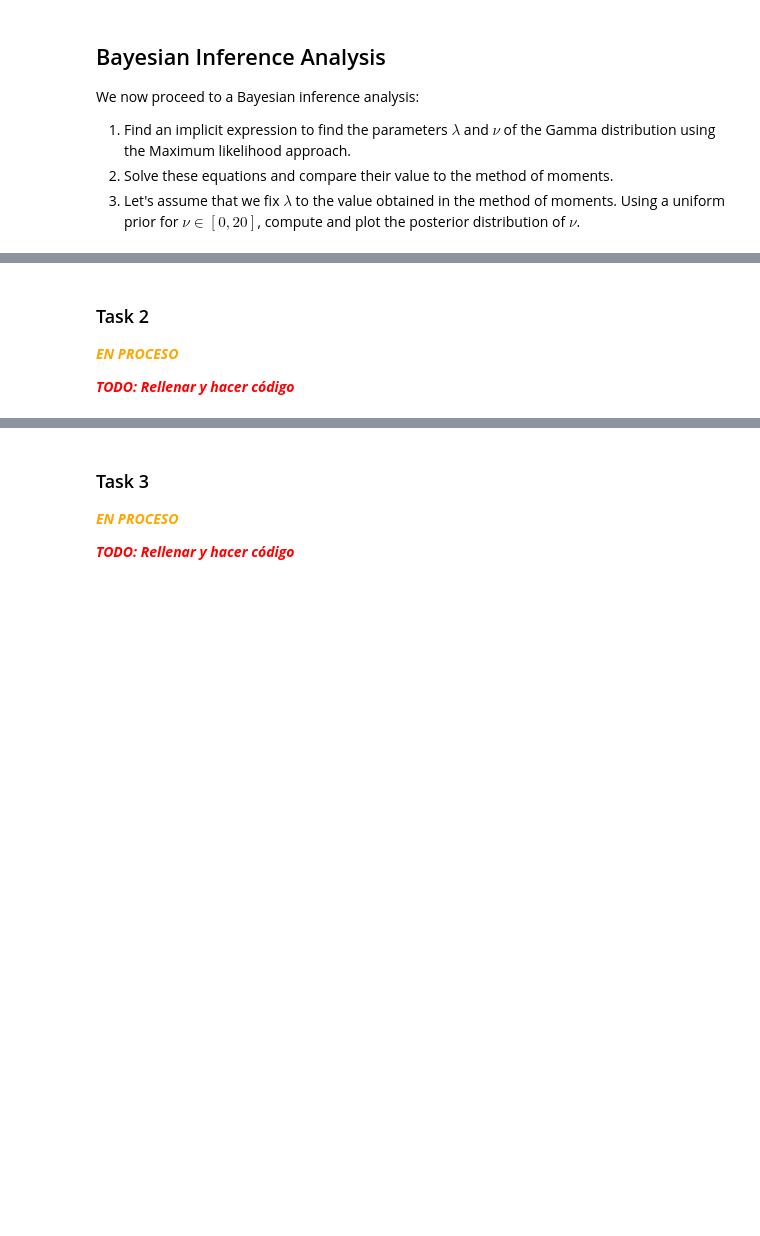
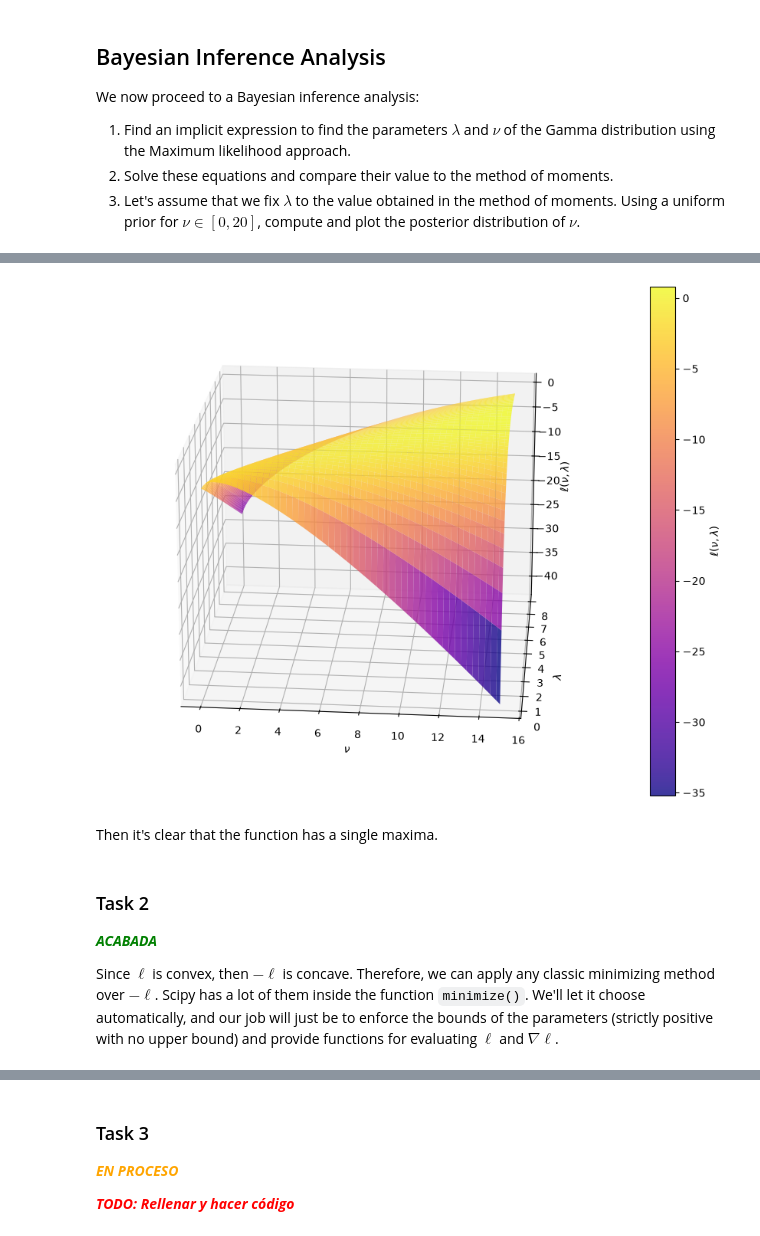
Before and after one commit to cbasitodx/ADVANCED_STATISTIC_LAB1, a Jupyter notebook: TPBayes.ipynb, the cells around one changed output, grey strips where cells are left out. Saved outputs shown, nothing was run; the diff lists cells and outputs as text; code cells hidden in the pictures; blank space fills up the shorter version.

````diff
--- a/TPBayes.ipynb
+++ b/TPBayes.ipynb
@@ -469,6 +367,48 @@ $$
+# %%
+# Let's stick with only the positive values. Otherwise, we won't be able to compute gamma_n
+rain_pos = rain[rain > 0]
+
+# Computation of the constants
+gamma_n = np.mean(np.log(rain_pos))
+mu_hat = np.mean(rain_pos) # No need really...
+                           # The 0-values we are excluding does not affect the pre-computated mean.
+                           # We leave it here for readability :)
+
+# Range of values where we'll plot the log-likelihood
+nu = np.linspace(0.1, 15, 150)
+lam = np.linspace(0.1, 8, 150)
+
+NU, LAM = np.meshgrid(nu, lam)
+
+# Value of the log-likelihood on the (nu x lam) rectangle
+L = (
+    (NU - 1) * gamma_n
+    + NU * np.log(LAM)
+    - LAM * rain_mean
+    - gammaln(NU)
+)
+
+# 3D Plotting
+fig = plt.figure(figsize=(10, 7))
+ax = fig.add_subplot(111, projection="3d")
+
+surf = ax.plot_surface(NU, LAM, L, alpha=0.80, cmap="plasma")
+ax.view_init(elev=20, azim=275) # View angle
+fig.colorbar(surf, ax=ax, label=r"$\ell(\nu,\lambda)$") # Color label
+
+ax.set_xlabel(r"$\nu$")
+ax.set_ylabel(r"$\lambda$")
+ax.set_zlabel(r"$\ell(\nu,\lambda)$")
+
+plt.tight_layout()
+plt.show()
+# %% [output]
+[figure, added]
+# %% [markdown]
+Then it's clear that the function has a single maxima.
 # %% [markdown]
 ### Task 2
 
-<span style="color:orange">***EN PROCESO***</span>
+<span style="color:green">***ACABADA***</span>
 
-<span style="color:red">***TODO: Rellenar y hacer código***</span>
+Since $\ell$ is convex, then $-\ell$ is concave. Therefore, we can apply any classic minimizing method over $-\ell$. Scipy has a lot of them inside the function ```minimize()```. We'll let it choose automatically, and our job will just be to enforce the bounds of the parameters (strictly positive with no upper bound) and provide functions for evaluating $\ell$ and $\nabla \ell$.
````
Also changed, not shown: parts of 36 cells of this notebook.
